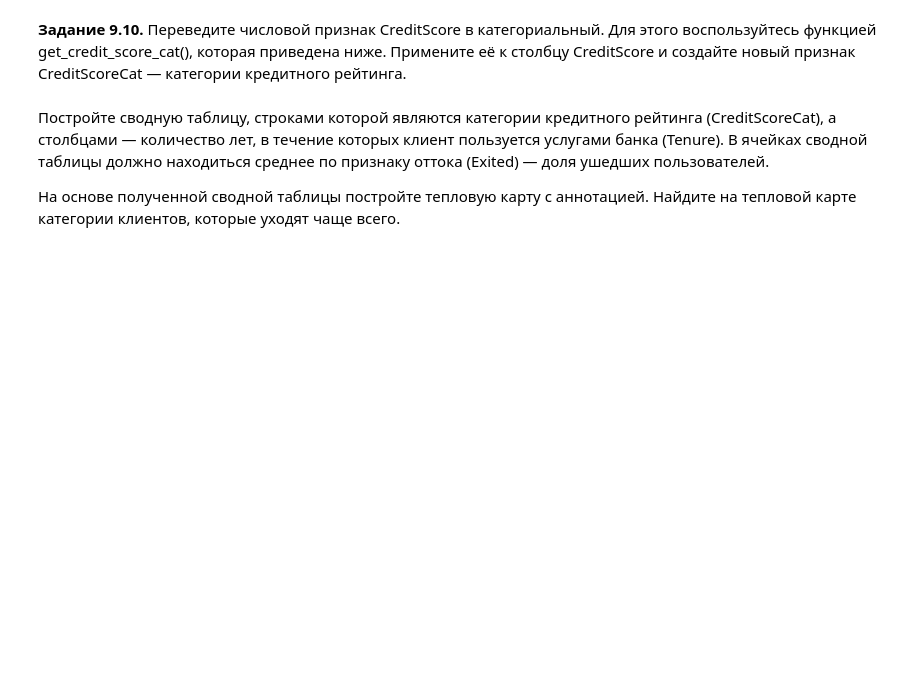
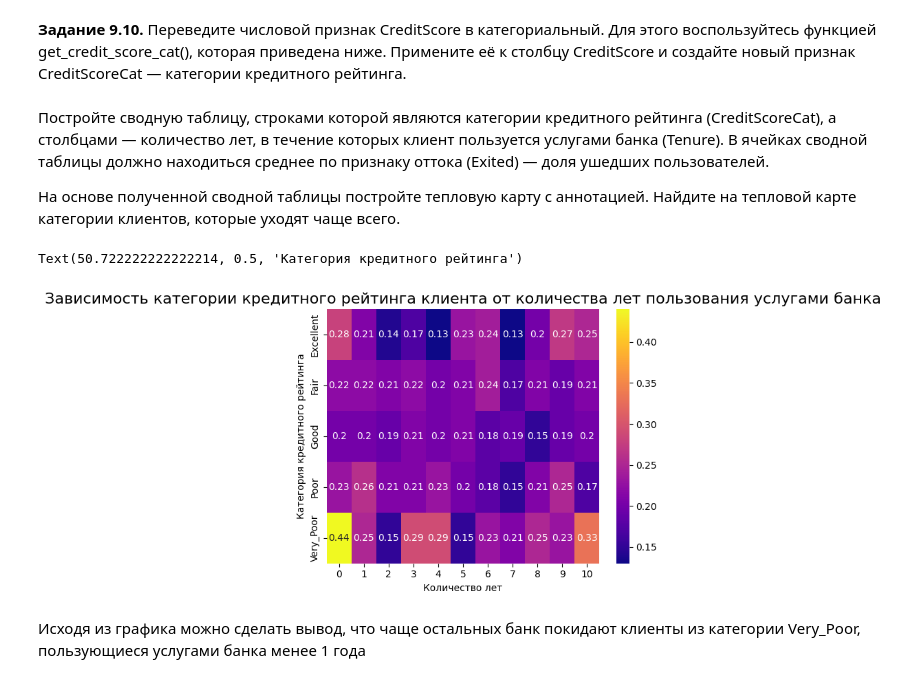
Before and after one commit to AnGera57/st_data_science, a Jupyter notebook: Skillfactory/13 - Визуализация данных/9. Закрепление знаний.ipynb, the cells around one changed output. Cells and saved outputs as stored; diff of their text form; code cells hidden in the pictures; blank space fills up the shorter version.

```diff
--- a/Skillfactory/13 - Визуализация данных/9. Закрепление знаний.ipynb
+++ b/Skillfactory/13 - Визуализация данных/9. Закрепление знаний.ipynb
@@ -319,3 +354,56 @@ fig.show()
 Постройте сводную таблицу, строками которой являются категории кредитного рейтинга (CreditScoreCat), а столбцами — количество лет, в течение которых клиент пользуется услугами банка (Tenure). В ячейках сводной таблицы должно находиться среднее по признаку оттока (Exited) — доля ушедших пользователей.
 
 На основе полученной сводной таблицы постройте тепловую карту с аннотацией. Найдите на тепловой карте категории клиентов, которые уходят чаще всего.
+# %%
+df_churn = churn_data.copy()
+
+# Переводим признак CreditScore в категориальный с помощью get_credit_score_cat
+
+def get_credit_score_cat(credit_score):
+    if credit_score >= 300 and credit_score < 500:
+        return "Very_Poor"
+    elif credit_score >= 500 and credit_score < 601:
+        return "Poor"
+    elif credit_score >= 601 and credit_score < 661:
+        return "Fair"
+    elif credit_score >= 661 and credit_score < 781:
+        return "Good"
+    elif credit_score >= 781 and credit_score < 851:
+        return "Excellent"
+    elif credit_score >= 851:
+        return "Top"
+    elif credit_score < 300:
+        return "Deep"
+
+df_churn['CreditScoreCat'] = df_churn['CreditScore'].apply(lambda x: get_credit_score_cat(x)).astype('category')
+
+# Строим сводную таблицу
+df = df_churn.pivot_table(
+    index='CreditScoreCat', # Строки - новый категориальный признак
+    columns='Tenure', # Столбцы - сколько лет клиент пользуется услугами банка
+    values='Exited', # Значения - отток
+    fill_value=0, # Замена пустых значений на 0
+    aggfunc='mean', # Среднее по признаку оттока
+    observed=True # Будут отображаться только наблюдаемые значения для категориальных группировок
+).round(2) # Округляем до второго знака
+
+# Строим тепловую карту с аннотацией
+# Приводим значения к строковому типу
+#pivot.columns = pivot.columns.astype('string')
+#fig = plt.figure(figsize=(10, 5))
+
+# Строим тепловую карту
+heatmap = sns.heatmap(
+    data=df,
+    cmap='plasma',
+    annot=True,
+)
+
+heatmap.set_title('Зависимость категории кредитного рейтинга клиента от количества лет пользования услугами банка', fontsize=16)
+heatmap.set_xlabel('Количество лет')
+heatmap.set_ylabel('Категория кредитного рейтинга')
+# %% [output]
+Text(50.722222222222214, 0.5, 'Категория кредитного рейтинга')
+[figure, added]
+# %% [markdown]
+Исходя из графика можно сделать вывод, что чаще остальных банк покидают клиенты из категории Very_Poor, пользующиеся услугами банка менее 1 года
```
Also changed, not shown: parts of 2 cells of this notebook.
